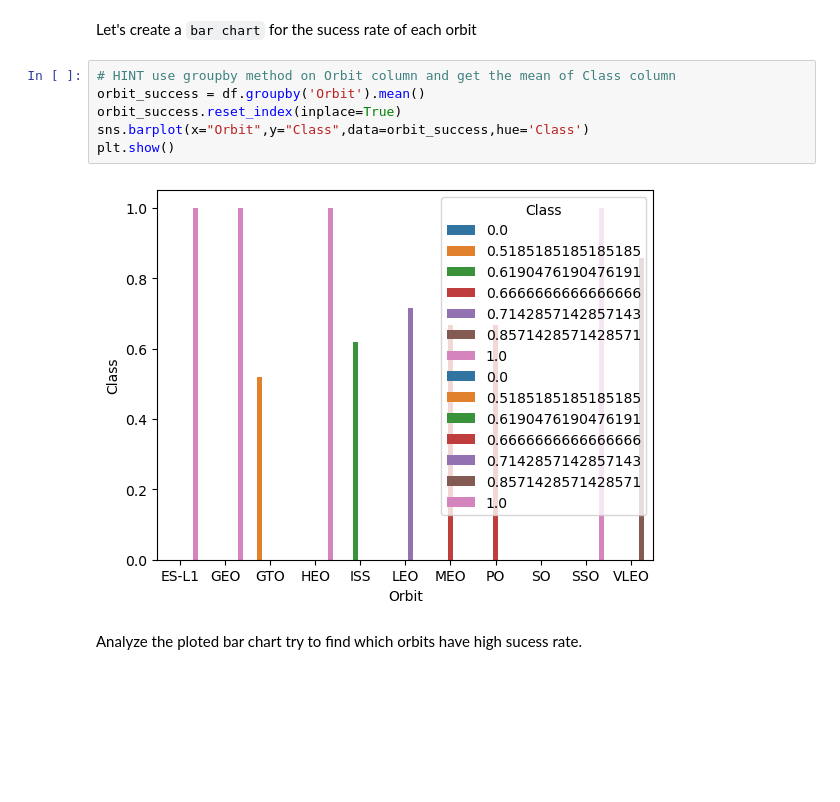
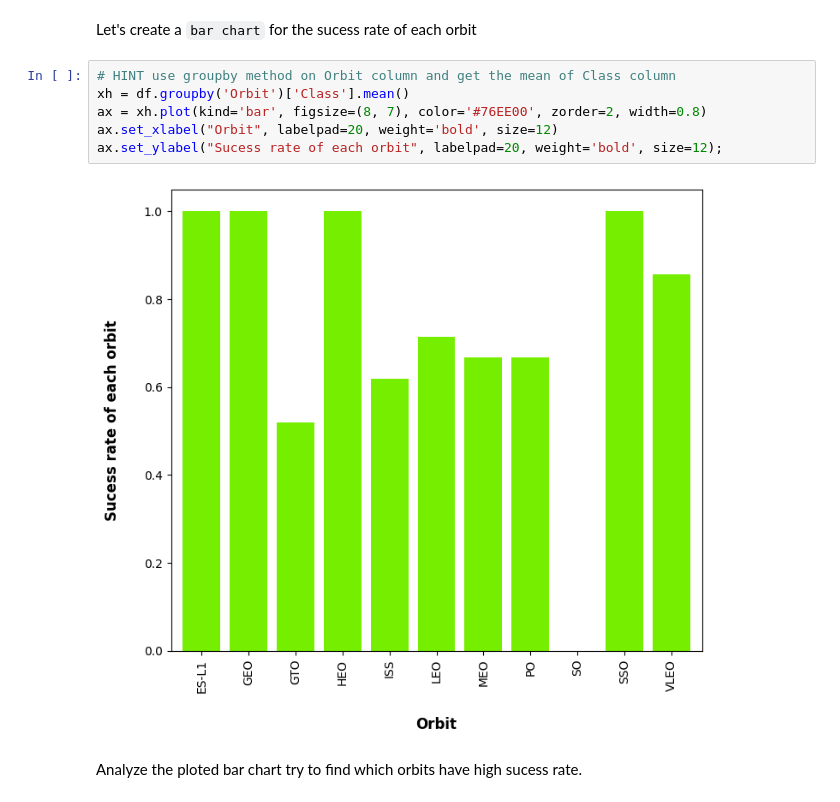
Before and after one commit to rdfrancw/Coursera-Capstone, a Jupyter notebook: Exploratory Data Analysis with Visualization.ipynb, the cells around one changed output. Cells and saved outputs as stored; diff of their text form; blank space fills up the shorter version.

```diff
--- a/Exploratory Data Analysis with Visualization.ipynb
+++ b/Exploratory Data Analysis with Visualization.ipynb
@@ -111,14 +111,14 @@ Now if you observe Payload Vs. Launch Site scatter point chart you will find for
 Next, we want to visually check if there are any relationship between success rate and orbit type.
 # %% [markdown]
 Let's create a `bar chart` for the sucess rate of each orbit
-# %%
-# HINT use groupby method on Orbit column and get the mean of Class column
-orbit_success = df.groupby('Orbit').mean()
-orbit_success.reset_index(inplace=True)
-sns.barplot(x="Orbit",y="Class",data=orbit_success,hue='Class')
-plt.show()
-# %% [output]
-[figure, removed]
+# %%
+# HINT use groupby method on Orbit column and get the mean of Class column
+xh = df.groupby('Orbit')['Class'].mean()
+ax = xh.plot(kind='bar', figsize=(8, 7), color='#76EE00', zorder=2, width=0.8)
+ax.set_xlabel("Orbit", labelpad=20, weight='bold', size=12)
+ax.set_ylabel("Sucess rate of each orbit", labelpad=20, weight='bold', size=12);
+# %% [output]
+[figure, added]
 # %% [markdown]
 Analyze the ploted bar chart try to find which orbits have high sucess rate.
 # %% [markdown]
```
Also changed, not shown: parts of 5 cells of this notebook.
